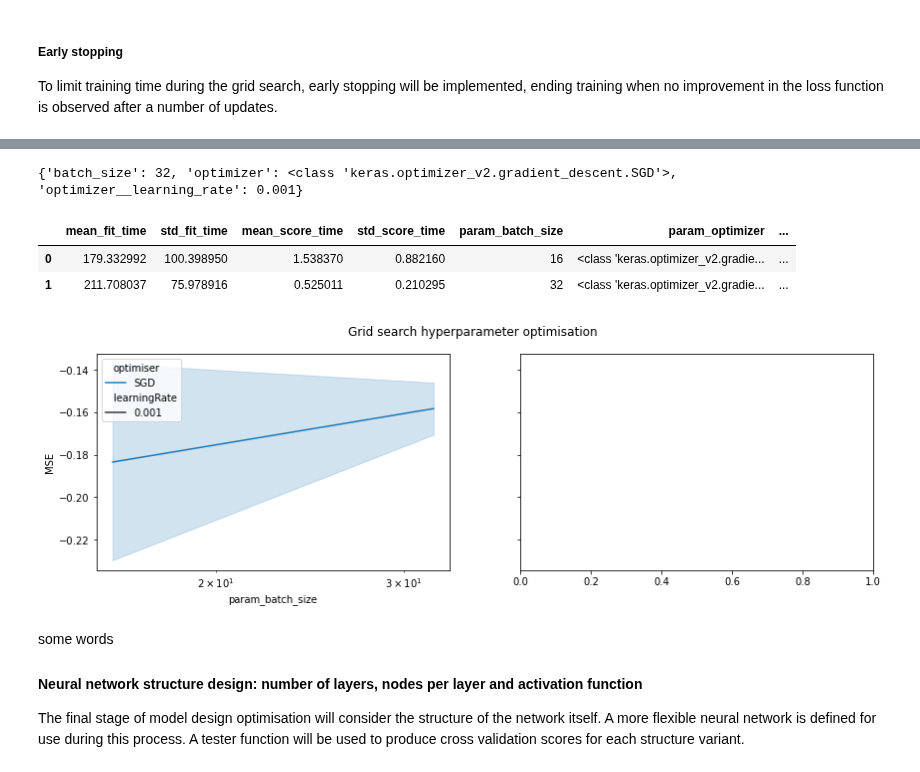
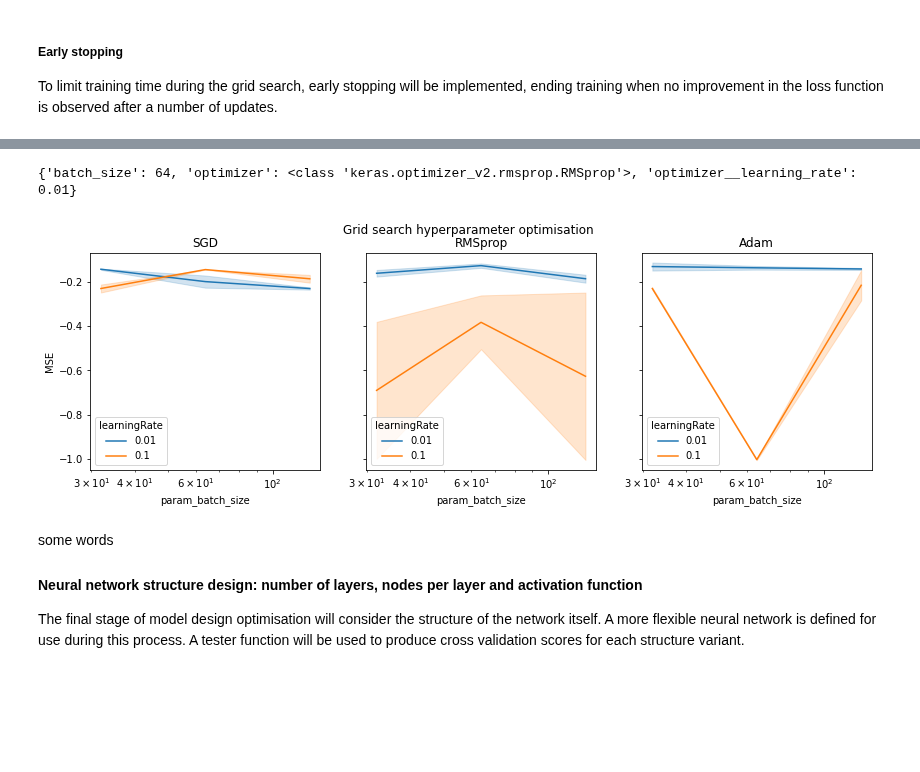
Before and after one commit to StephenTGibson/COMP527-colabNotebooks, a Jupyter notebook: COMP534-AppliedArtificialIntelligence/COMP534-CA2.ipynb, the cells around one changed output, grey strips where cells are left out. Saved outputs shown, nothing was run; the diff lists cells and outputs as text; code cells hidden in the pictures; blank space fills up the shorter version.

```diff
--- a/COMP534-AppliedArtificialIntelligence/COMP534-CA2.ipynb
+++ b/COMP534-AppliedArtificialIntelligence/COMP534-CA2.ipynb
@@ -312,9 +344,9 @@ An exhaustive grid search will be performed to identify suitable values for thes
 # %%
 # Define search space
 searchSpace = {
-    'optimizer':[SGD,],# RMSprop, Adam],
-    'optimizer__learning_rate': [0.001,],#0.01, 0.1],
-    'batch_size':[16, 32,],# 64, 128],
+    'optimizer':[SGD, RMSprop, Adam], # SGD slow but kept for comparison
+    'optimizer__learning_rate': [0.1, 0.01], # 0.001 removed, too slow training time
+    'batch_size':[32, 64, 128],
 }
 # %% [markdown]
 Define neural network for use with the grid search.
@@ -332,7 +364,7 @@ def gridSearchModel():
 To limit training time during the grid search, early stopping will be implemented, ending training when no improvement in the loss function is observed after a number of updates.
 # %%
 # Define early stopping, patience is number of consecutive updates which must show no improvement for early stopping to occur
-earlyStop = EarlyStopping(monitor='loss', mode='min', verbose=1, patience=5)
+earlyStop = EarlyStopping(monitor='loss', mode='min', verbose=2, patience=5)
 # Use scikeras wrapper for compatibility with grid search
 wrappedGridSearchModel = KerasRegressor(model=gridSearchModel,
                                         loss=keras.losses.mean_squared_error,
@@ -343,6 +375,11 @@ wrappedGridSearchModel = KerasRegressor(model=gridSearchModel,
 # Define cross validation
 kfold = KFold(n_splits=2)
 # Create search, score each by MSE
-hyperparameterSearch = GridSearchCV(wrappedGridSearchModel, searchSpace, scoring='neg_mean_squared_error', n_jobs=-1, cv=kfold)
+hyperparameterSearch = GridSearchCV(wrappedGridSearchModel,
+                                    searchSpace,
+                                    scoring='neg_mean_squared_error',
+                                    cv=kfold,
+                                    verbose=2,
+                                    )
 # Perform search over searchSpace
 searchResult = hyperparameterSearch.fit(X_train, y_train)
@@ -352,12 +407,8 @@ optimumParameters = searchResult.best_params_
 print(optimumParameters)
 # Store all results in new dataframe
 results = pd.DataFrame(searchResult.cv_results_)
-results
 # %% [output]
-{'batch_size': 32, 'optimizer': <class 'keras.optimizer_v2.gradient_descent.SGD'>, 'optimizer__learning_rate': 0.001}
+{'batch_size': 64, 'optimizer': <class 'keras.optimizer_v2.rmsprop.RMSprop'>, 'optimizer__learning_rate': 0.01}
-|  | mean_fit_time | std_fit_time | mean_score_time | std_score_time | param_batch_size | param_optimizer | ... |
-| 0 | 179.332992 | 100.398950 | 1.538370 | 0.882160 | 16 | <class 'keras.optimizer_v2.gradie... | ... |
-| 1 | 211.708037 | 75.978916 | 0.525011 | 0.210295 | 32 | <class 'keras.optimizer_v2.gradie... | ... |
 # %%
 # Create long form of results for plotting
 resultsLong = pd.melt(results,
@@ -371,23 +422,25 @@ resultsLong['optimiser'] = resultsLong['param_optimizer'].apply(lambda x: x.__na
 resultsLong = resultsLong.rename(columns={'param_optimizer__learning_rate':'learningRate'})
 # %%
 # Create figure for grid search results
-fig, axs = plt.subplots(1, 2, figsize=(14,4), sharey=True)
+fig, axs = plt.subplots(1, 3, figsize=(14,4), sharey=True)
 # Plot results
-sns.lineplot(ax=axs[0],
-             data=resultsLong,
-             x='param_batch_size',
-             y='MSE',
-             hue='optimiser',
-             style='learningRate',
-            )
-# Set log axis
-axs[0].set(xscale="log")#, yscale="log")
+for i, ax in enumerate(axs):
+    sns.lineplot(ax=ax,
+                data=resultsLong[resultsLong['optimiser'] == resultsLong['optimiser'].unique()[i]],
+                x='param_batch_size',
+                y='MSE',
+                hue='learningRate',
+                palette='tab10',
+                )
+    # Set log axis and title
+    ax.set(xscale='log')
+    ax.set_title(resultsLong['optimiser'].unique()[i])
 # Add title
 fig.suptitle('Grid search hyperparameter optimisation', fontsize=12)
-#fig.savefig('lossFunctionComparison', bbox_inches='tight')
+#fig.savefig('gridSearchResults', bbox_inches='tight')
 plt.show()
 # %% [output]
-[figure, old version]
+[figure, new version]
 # %% [markdown]
 some words
 #### Neural network structure design: number of layers, nodes per layer and activation function
```
Also changed, not shown: parts of 10 cells of this notebook.
